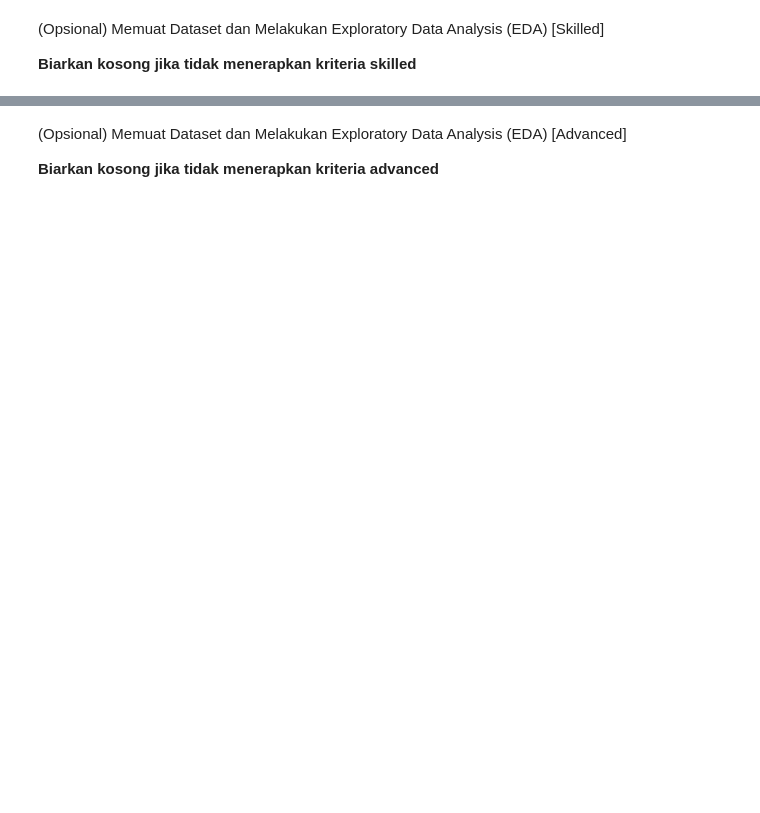
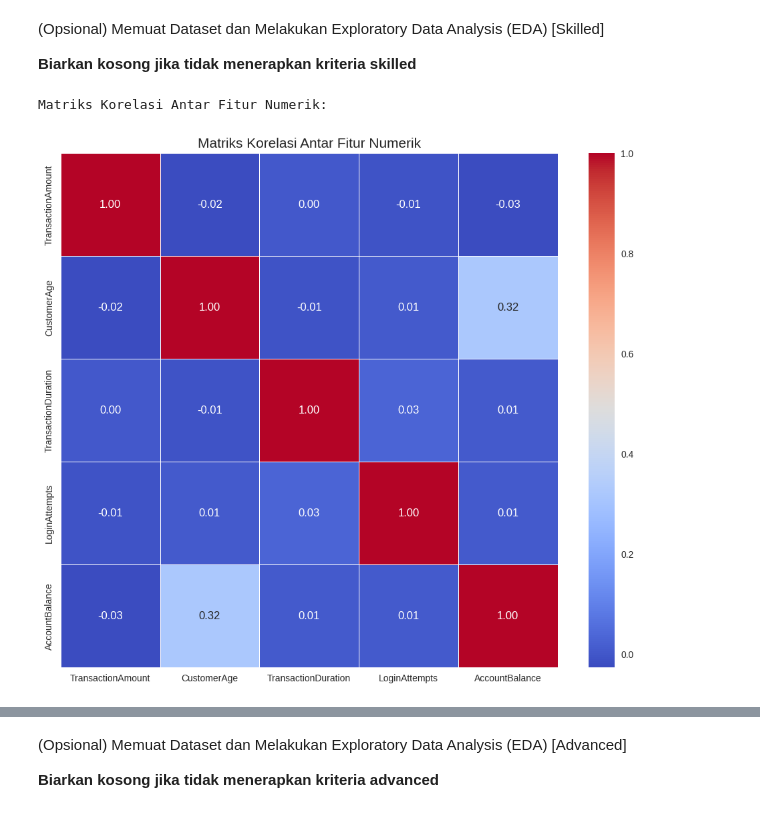
Before and after one commit to husainfadhlillah/dicoding-CustomerSegmentation-MLproyek, a Jupyter notebook: submission/[Clustering]_Submission Akhir BMLP_Muhammad Husain Fadhlillah_MC006D5Y2343.ipynb, the cells around one changed output, grey strips where cells are left out. Cells and saved outputs as stored; diff of their text form; code cells hidden in the pictures; blank space fills up the shorter version.

````diff
--- a/submission/[Clustering]_Submission Akhir BMLP_Muhammad Husain Fadhlillah_MC006D5Y2343.ipynb
+++ b/submission/[Clustering]_Submission Akhir BMLP_Muhammad Husain Fadhlillah_MC006D5Y2343.ipynb
@@ -19,3 +17,25 @@ Pada tahap ini, Anda perlu mengimpor beberapa pustaka (library) Python yang dibu
+# %%
+# Import libraries
+import pandas as pd
+import numpy as np
+import matplotlib.pyplot as plt
+import seaborn as sns
+
+from sklearn.preprocessing import MinMaxScaler, LabelEncoder, StandardScaler
+from sklearn.cluster import KMeans
+from sklearn.decomposition import PCA
+from sklearn.metrics import silhouette_score
+from yellowbrick.cluster import KElbowVisualizer
+import joblib
+import warnings
+
+# import joblib
+import joblib
+
+warnings.filterwarnings('ignore')
+# Set plot style
+plt.style.use('seaborn-v0_8-whitegrid')
+sns.set_palette("viridis")
 # %% [markdown]
 # **2. Memuat Dataset**
 Pada tahap ini, Anda perlu memuat dataset ke dalam notebook lalu mengecek informasi dataset sebelum nantinya dilakukan pembersihan. Hal-hal yang perlu dilakukan pada tahapan ini yaitu:
@@ -31,5 +51,9 @@ Gunakan code ini untuk melakukan load data secara otomatis tanpa harus download
 url='https://drive.google.com/uc?id=1gnLO9qvEPqv1uBt1928AcsCmdvzqjC5m'
 df = pd.read_csv(url)
 ```
+# %%
+# Load dataset
+url='https://drive.google.com/uc?id=1gnLO9qvEPqv1uBt1928AcsCmdvzqjC5m'
+df = pd.read_csv(url)
 # %%
 # Tampilkan 5 baris pertama dengan function head.
@@ -47,0 +128,21 @@ df = pd.read_csv(url)
+# %%
+# Menampilkan korelasi antar fitur (Opsional Skilled 1)
+print("Matriks Korelasi Antar Fitur Numerik:")
+# Mengidentifikasi kolom numerik berdasarkan tipe data, mengecualikan kolom ID jika masih ada
+numerical_features_for_corr = df.select_dtypes(include=np.number).columns
+# Hapus kolom 'CustomerID' jika ada di antara fitur numerik
+if 'CustomerID' in numerical_features_for_corr:
+    numerical_features_for_corr = numerical_features_for_corr.drop('CustomerID')
+
+
+if len(numerical_features_for_corr) > 1:
+    correlation_matrix = df[numerical_features_for_corr].corr()
+    plt.figure(figsize=(12, 10))
+    sns.heatmap(correlation_matrix, annot=True, cmap='coolwarm', fmt=".2f", linewidths=.5)
+    plt.title('Matriks Korelasi Antar Fitur Numerik', fontsize=15)
+    plt.show()
+else:
+    print("Tidak cukup fitur numerik (setelah eksklusi ID) untuk membuat matriks korelasi.")
+# %% [output]
+Matriks Korelasi Antar Fitur Numerik:
+[figure, added]
````
Also changed, not shown: parts of 55 cells of this notebook.
